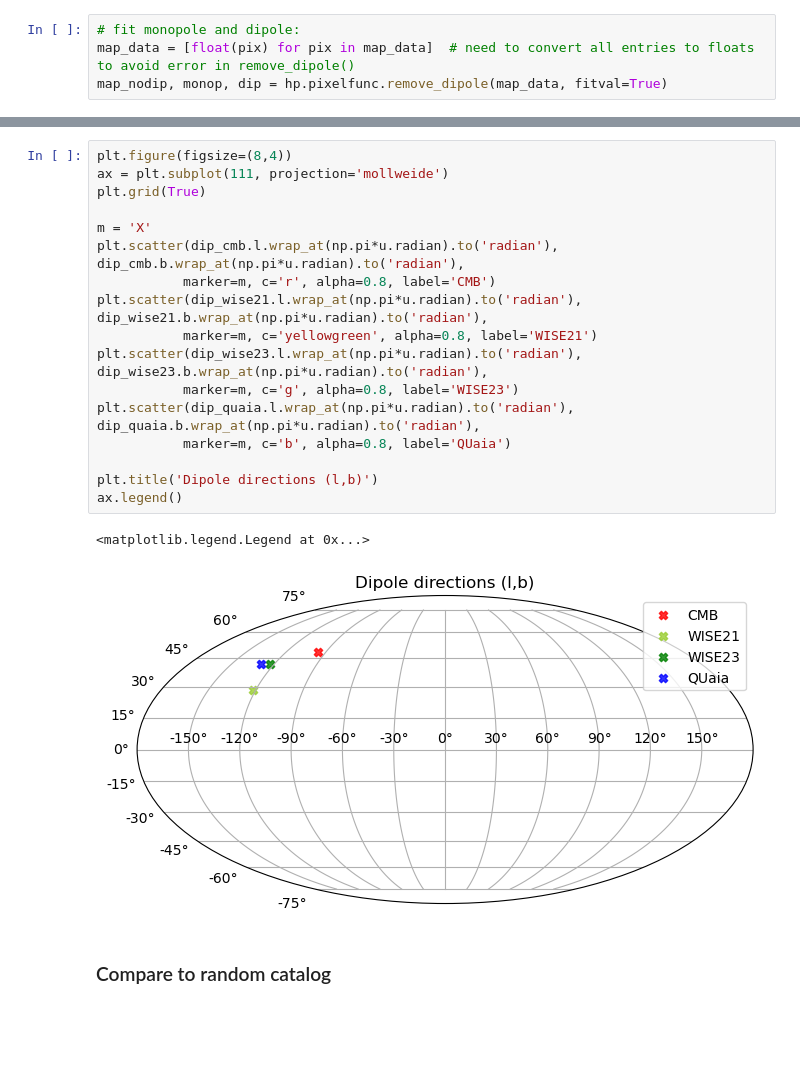
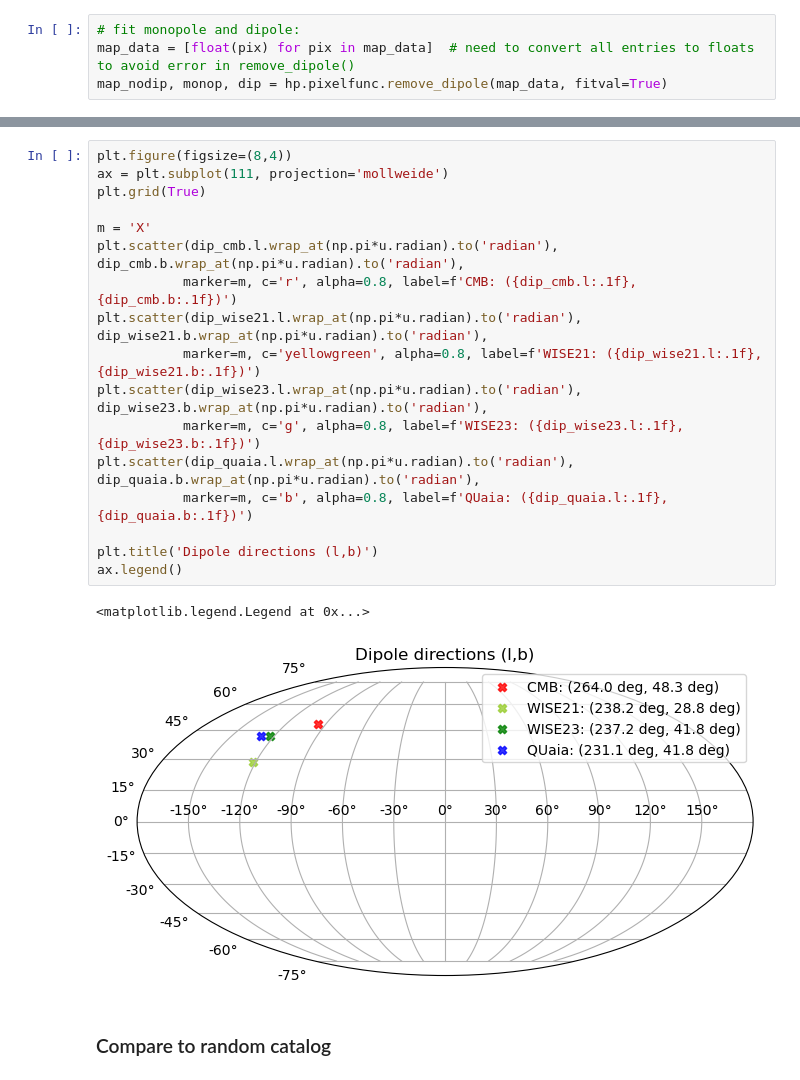
Before and after one commit to abbyw24/lss-dipoles, a Jupyter notebook: notebooks/QUaia_dipole_24-4-23.ipynb, the cells around one changed output, grey strips where cells are left out. Cells and saved outputs as stored; diff of their text form; blank space fills up the shorter version.

```diff
--- a/notebooks/QUaia_dipole_24-4-23.ipynb
+++ b/notebooks/QUaia_dipole_24-4-23.ipynb
@@ -77,23 +134,23 @@ dip_wise23 = SkyCoord(237.2, 41.8, unit=u.deg, frame='galactic')
 # %%
 plt.figure(figsize=(8,4))
 ax = plt.subplot(111, projection='mollweide')
 plt.grid(True)
 
 m = 'X'
 plt.scatter(dip_cmb.l.wrap_at(np.pi*u.radian).to('radian'), dip_cmb.b.wrap_at(np.pi*u.radian).to('radian'),
-           marker=m, c='r', alpha=0.8, label='CMB')
+           marker=m, c='r', alpha=0.8, label=f'CMB: ({dip_cmb.l:.1f}, {dip_cmb.b:.1f})')
 plt.scatter(dip_wise21.l.wrap_at(np.pi*u.radian).to('radian'), dip_wise21.b.wrap_at(np.pi*u.radian).to('radian'),
-           marker=m, c='yellowgreen', alpha=0.8, label='WISE21')
+           marker=m, c='yellowgreen', alpha=0.8, label=f'WISE21: ({dip_wise21.l:.1f}, {dip_wise21.b:.1f})')
 plt.scatter(dip_wise23.l.wrap_at(np.pi*u.radian).to('radian'), dip_wise23.b.wrap_at(np.pi*u.radian).to('radian'),
-           marker=m, c='g', alpha=0.8, label='WISE23')
+           marker=m, c='g', alpha=0.8, label=f'WISE23: ({dip_wise23.l:.1f}, {dip_wise23.b:.1f})')
 plt.scatter(dip_quaia.l.wrap_at(np.pi*u.radian).to('radian'), dip_quaia.b.wrap_at(np.pi*u.radian).to('radian'),
-           marker=m, c='b', alpha=0.8, label='QUaia')
+           marker=m, c='b', alpha=0.8, label=f'QUaia: ({dip_quaia.l:.1f}, {dip_quaia.b:.1f})')
 
 plt.title('Dipole directions (l,b)')
 ax.legend()
 # %% [output]
 <matplotlib.legend.Legend at 0x...>
-[figure, old version]
+[figure, new version]
 # %% [markdown]
 ### Compare to random catalog
 # %% [markdown]
```
Also changed, not shown: parts of 22 cells of this notebook, 3 other files.
